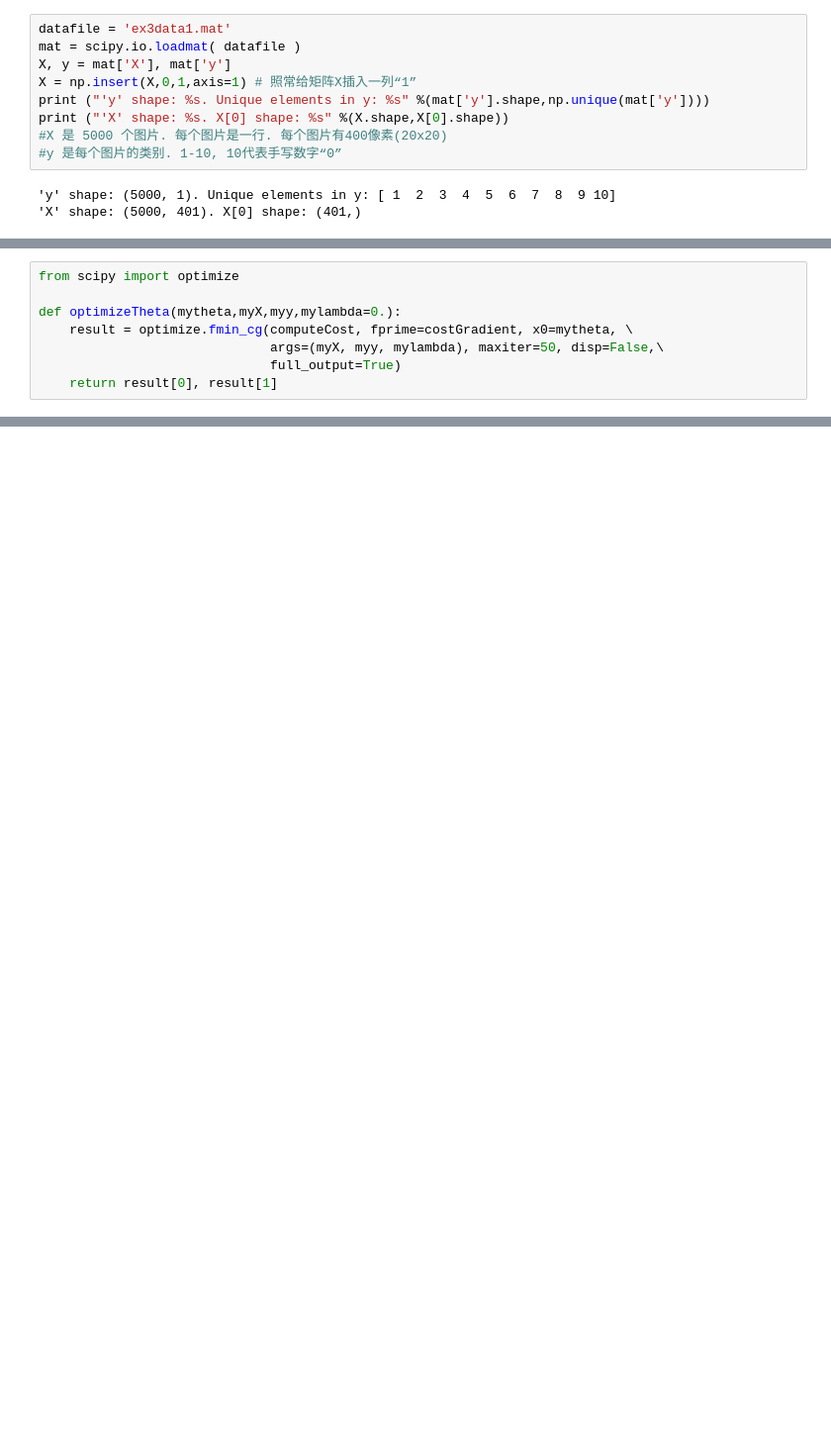
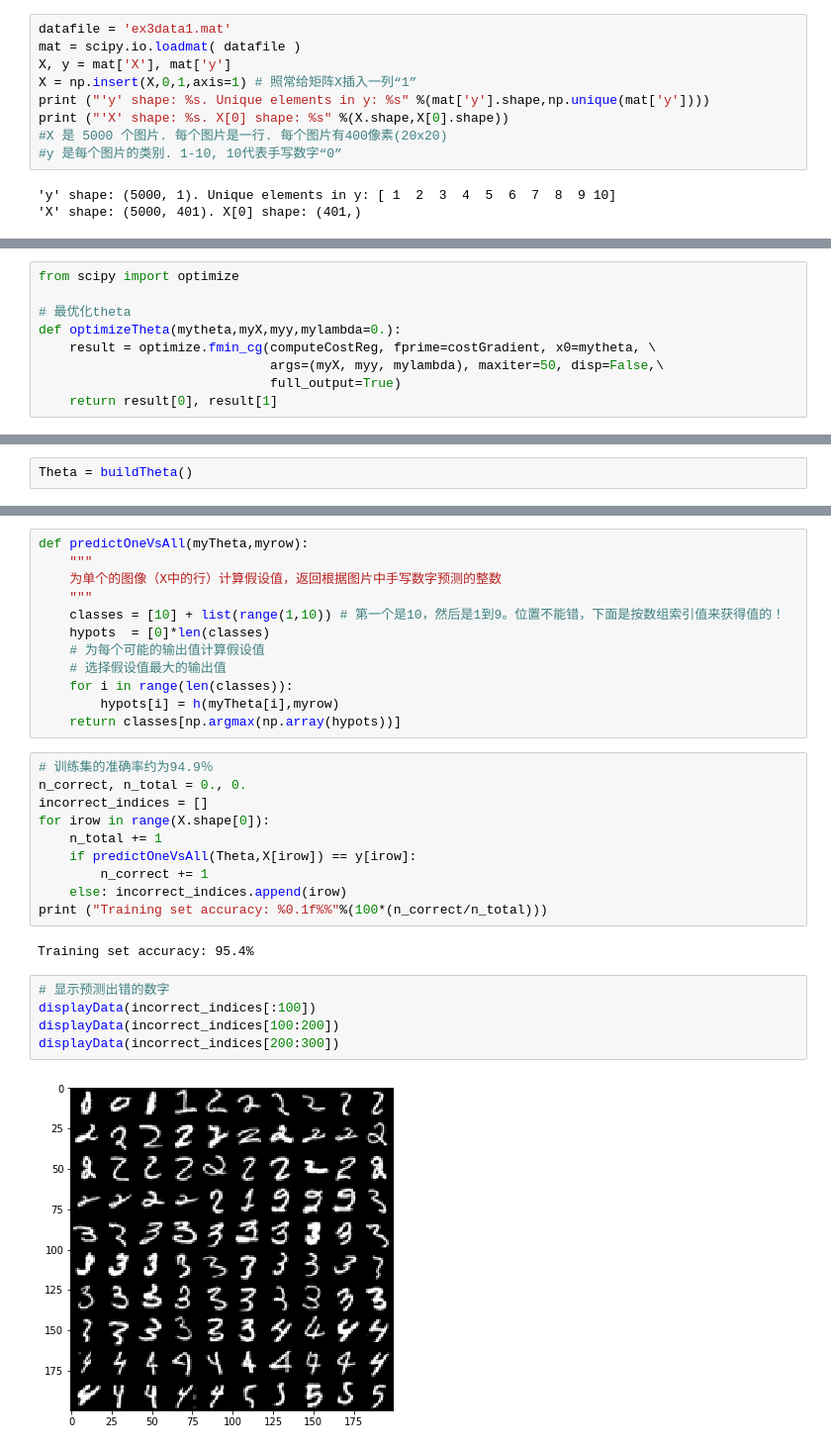
Before and after one commit to C-Li/PythonLearning, a Jupyter notebook: Andrew_MachineLearning/EX3_Multi-classClassificationAndNeuralNetworks/Multi-classClassificationAndNeuralNetworks.ipynb, the cells around one changed output, grey strips where cells are left out. Shown at 99% size. Saved outputs shown, nothing was run; the diff lists cells and outputs as text; blank space fills up the shorter version.

```diff
--- a/Andrew_MachineLearning/EX3_Multi-classClassificationAndNeuralNetworks/Multi-classClassificationAndNeuralNetworks.ipynb
+++ b/Andrew_MachineLearning/EX3_Multi-classClassificationAndNeuralNetworks/Multi-classClassificationAndNeuralNetworks.ipynb
@@ -164,8 +253,9 @@ def costGradient(mytheta,myX,myy,mylambda = 0.):
 # %%
 from scipy import optimize
 
+# 最优化theta
 def optimizeTheta(mytheta,myX,myy,mylambda=0.):
-    result = optimize.fmin_cg(computeCost, fprime=costGradient, x0=mytheta, \
+    result = optimize.fmin_cg(computeCostReg, fprime=costGradient, x0=mytheta, \
                               args=(myX, myy, mylambda), maxiter=50, disp=False,\
                               full_output=True)
     return result[0], result[1]
@@ -175,0 +280,2 @@ X.max()
+# %%
+Theta = buildTheta()
@@ -175,0 +298,31 @@ X.max()
+# %%
+def predictOneVsAll(myTheta,myrow):
+    """
+    为单个的图像（X中的行）计算假设值，返回根据图片中手写数字预测的整数
+    """
+    classes = [10] + list(range(1,10)) # 第一个是10，然后是1到9。位置不能错，下面是按数组索引值来获得值的！
+    hypots  = [0]*len(classes)
+    # 为每个可能的输出值计算假设值
+    # 选择假设值最大的输出值
+    for i in range(len(classes)):
+        hypots[i] = h(myTheta[i],myrow)
+    return classes[np.argmax(np.array(hypots))]
+# %%
+# 训练集的准确率约为94.9％
+n_correct, n_total = 0., 0.
+incorrect_indices = []
+for irow in range(X.shape[0]):
+    n_total += 1
+    if predictOneVsAll(Theta,X[irow]) == y[irow]:
+        n_correct += 1
+    else: incorrect_indices.append(irow)
+print ("Training set accuracy: %0.1f%%"%(100*(n_correct/n_total)))
+# %% [output]
+Training set accuracy: 95.4%
+# %%
+# 显示预测出错的数字
+displayData(incorrect_indices[:100])
+displayData(incorrect_indices[100:200])
+displayData(incorrect_indices[200:300])
+# %% [output]
+[figure, added]
```
Also changed, not shown: parts of 19 cells of this notebook, 2 other files.
